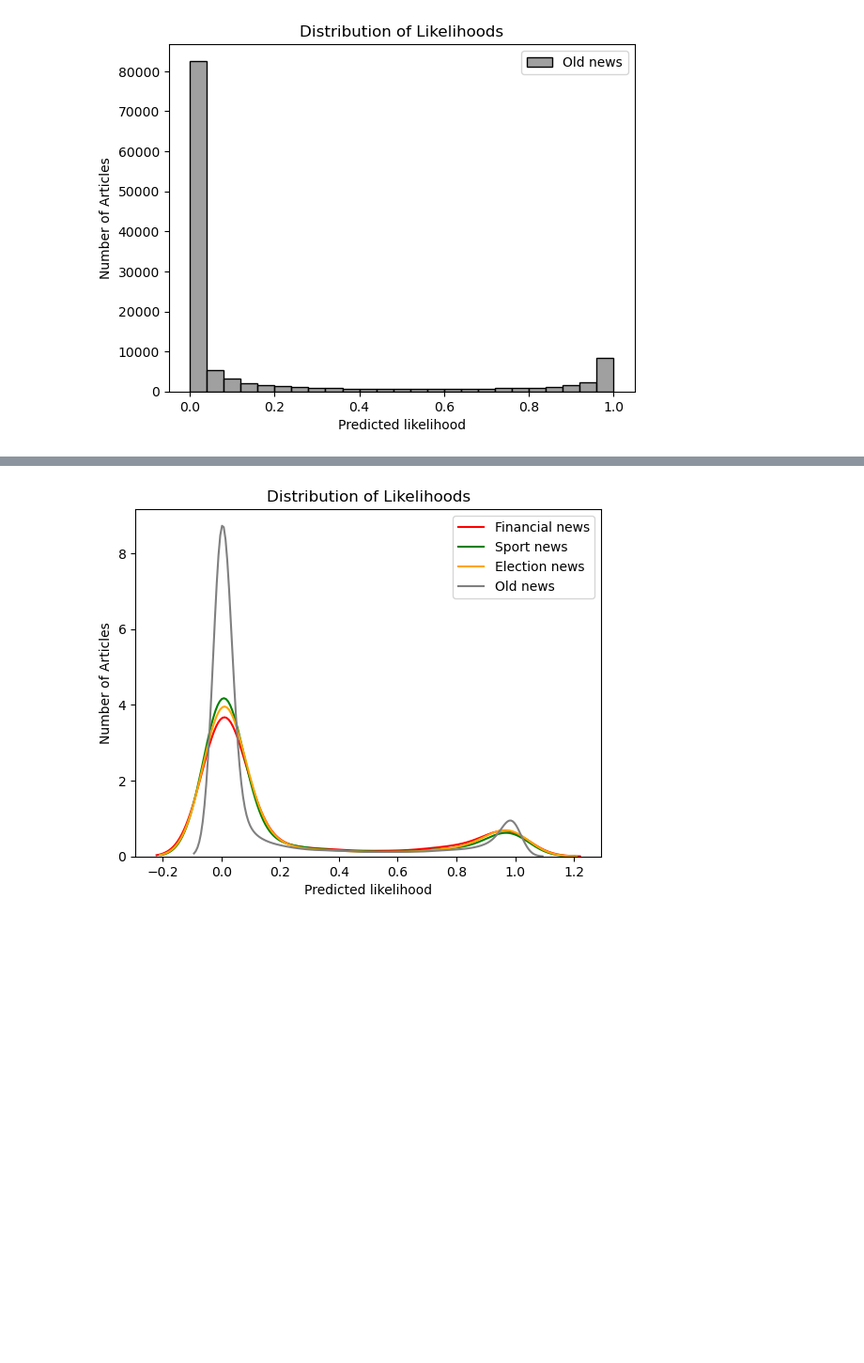
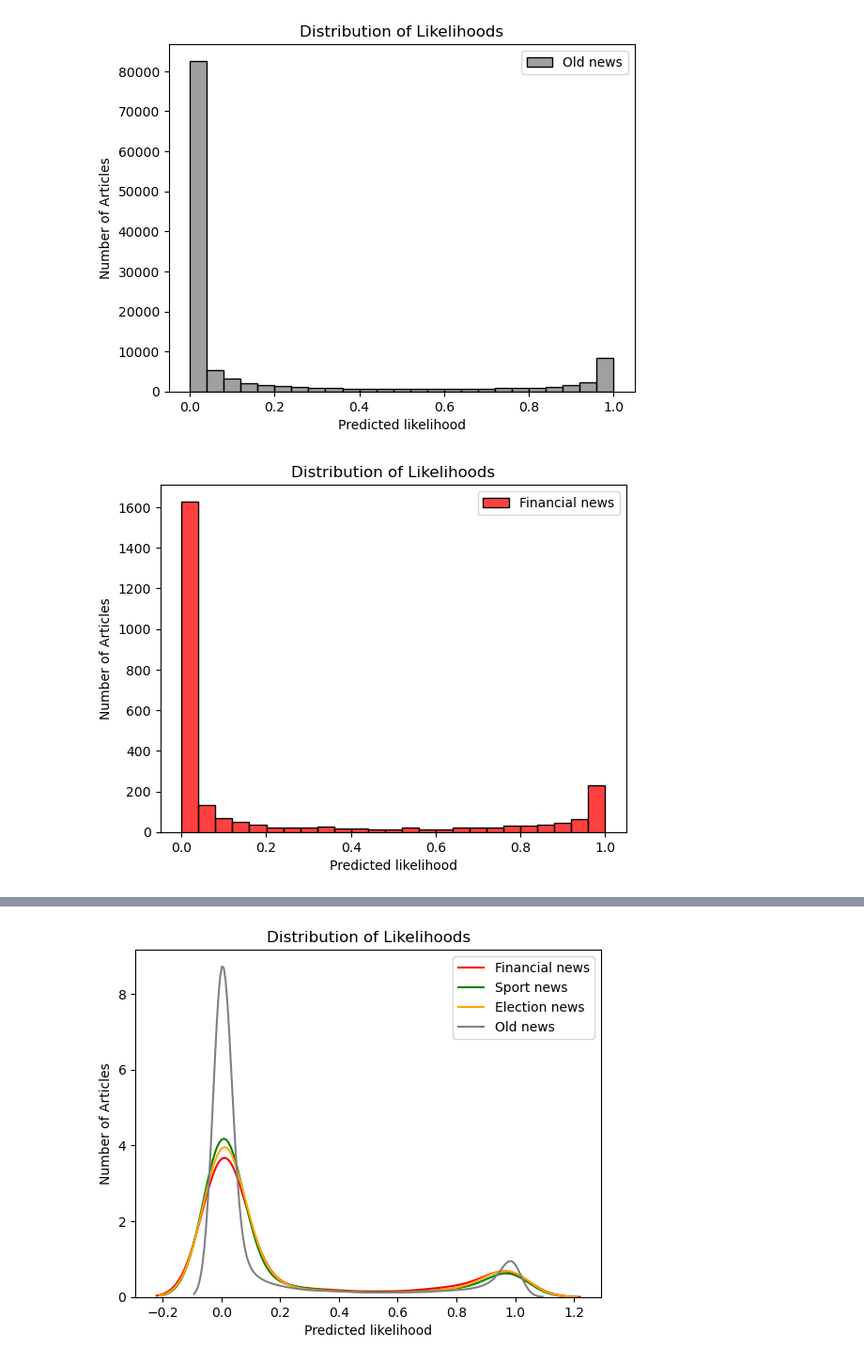
Before and after one commit to StenRSM/BAM-thesis, a Jupyter notebook: graphs.ipynb, the cells around one changed output, grey strips where cells are left out. Shown at 94% size. Cells and saved outputs as stored; diff of their text form; code cells hidden in the pictures; blank space fills up the shorter version.

Commit message:
Extra graphs for appendix

```diff
--- a/graphs.ipynb
+++ b/graphs.ipynb
@@ -125,3 +125,16 @@ plt.legend()
 plt.savefig(r'C:\Users\Sten\Documents\EUR BAM\Thesis\graphs\old_histogram.png')
 # %% [output]
 [figure]
+# %%
+sns.histplot(pred_finance['predictions'], color='red', bins=25, label='Financial news')
+#sns.histplot(pred_election['predictions'], color='orange', bins=25, label='Election news')
+#sns.histplot(pred_sport['predictions'], color='green', bins=25, label='Sport news')
+#sns.histplot(pred_general['predictions'], color='blue', bins=25, label='General news')
+#sns.histplot(pred_old_LLM['predictions'], color='gray', bins=25, label='Old news')
+plt.title('Distribution of Likelihoods')
+plt.xlabel('Predicted likelihood')
+plt.ylabel('Number of Articles')
+plt.legend()
+plt.savefig(r'C:\Users\Sten\Documents\EUR BAM\Thesis\graphs\finance_histogram.png')
+# %% [output]
+[figure, added]
```
Also changed, not shown: parts of 5 cells of this notebook.
